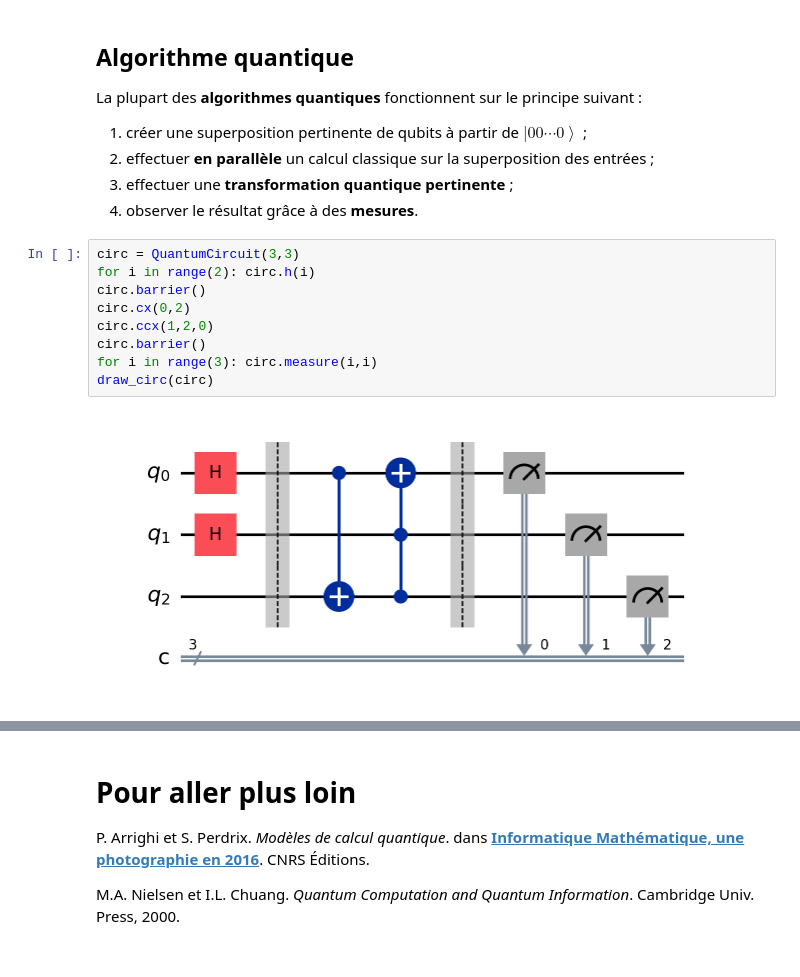
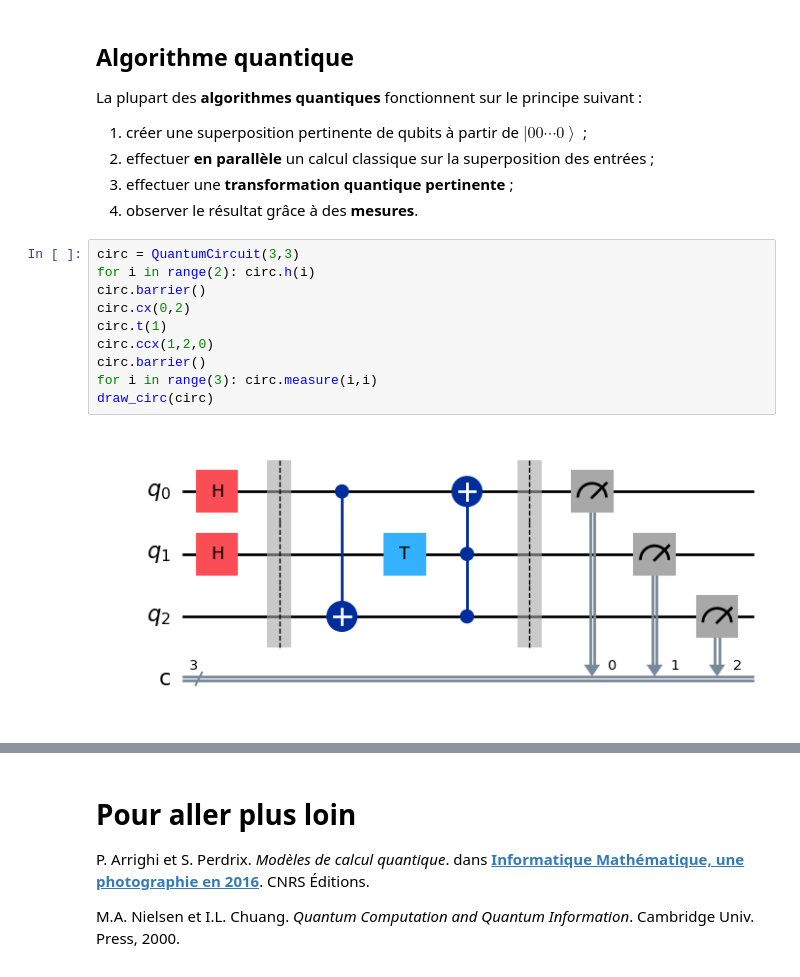
Before and after one commit to nopid/qm2, a Jupyter notebook: notebooks/qprog.ipynb, the cells around one changed output, grey strips where cells are left out. Saved outputs shown, nothing was run; the diff lists cells and outputs as text.

```diff
--- a/notebooks/qprog.ipynb
+++ b/notebooks/qprog.ipynb
@@ -278,14 +293,15 @@ La plupart des <b class="cool">algorithmes quantiques</b> fonctionnent sur le pr
 # %%
 circ = QuantumCircuit(3,3)
 for i in range(2): circ.h(i)
 circ.barrier()
 circ.cx(0,2)
+circ.t(1)
 circ.ccx(1,2,0)
 circ.barrier()
 for i in range(3): circ.measure(i,i)
 draw_circ(circ)
 # %% [output]
-[figure, old version]
+[figure, new version]
 # %%
 res = sim.run(circ, shots=1024).result()
 display(plot_histogram(res.get_counts()))
```
Also changed, not shown: parts of 9 cells of this notebook, 6 other files.
